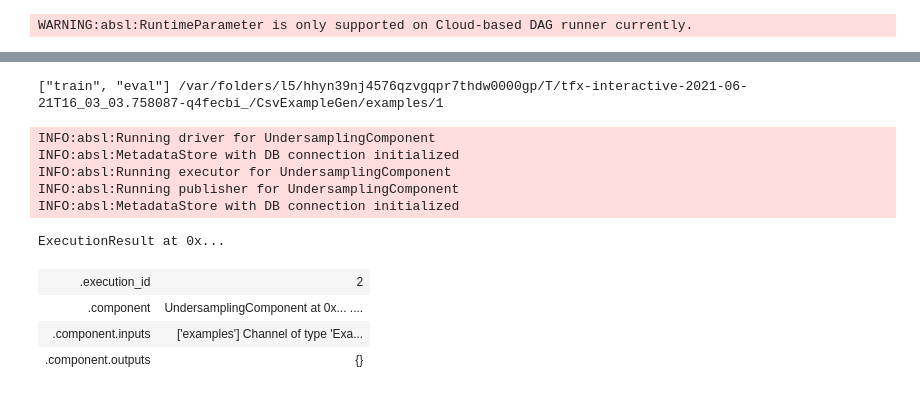
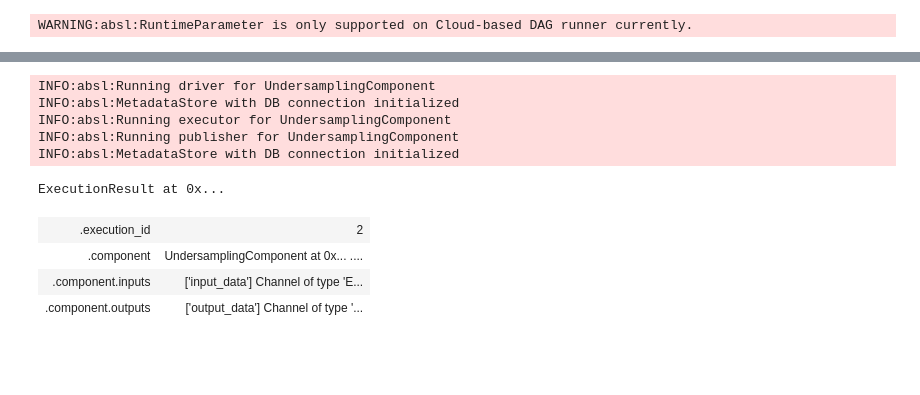
Before and after one commit to tensorflow/tfx-addons, a Jupyter notebook: projects/example.ipynb, the cells around one changed output, grey strips where cells are left out. Drawn from its saved outputs; the diff is of its cells as text; code cells hidden in the pictures; blank space fills up the shorter version.

```diff
--- a/projects/example.ipynb
+++ b/projects/example.ipynb
@@ -59,8 +60,3 @@ ExecutionResult at 0x...
 | .component | CsvExampleGen at 0x... .inputs{}.... |
 | .component.inputs | {} |
 | .component.outputs | ['examples'] Channel of type 'Exa... |
-# %%
-artifact = example_gen.outputs['examples'].get()[0]
-print(artifact.split_names, artifact.uri)
-# %% [output]
-["train", "eval"] /var/folders/l5/hhyn39nj4576qzvgqpr7thdw0000gp/T/tfx-interactive-2021-06-21T16_03_03.758087-q4fecbi_/CsvExampleGen/examples/1
@@ -158,14 +63,17 @@ def UndersamplingComponent(
 # %%
-undersampling = UndersamplingComponent(examples=example_gen.outputs['examples'])
-context.run(undersampling)
+%autoreload 2
+from component import UndersamplingComponent
+
+under = UndersamplingComponent(input_data=example_gen.outputs['examples'])
+context.run(under)
 # %% [output]
 INFO:absl:Running driver for UndersamplingComponent
 INFO:absl:MetadataStore with DB connection initialized
 INFO:absl:Running executor for UndersamplingComponent
 INFO:absl:Running publisher for UndersamplingComponent
 INFO:absl:MetadataStore with DB connection initialized
 ExecutionResult at 0x...
 | .execution_id | 2 |
 | .component | UndersamplingComponent at 0x... .... |
-| .component.inputs | ['examples'] Channel of type 'Exa... |
-| .component.outputs | {} |
+| .component.inputs | ['input_data'] Channel of type 'E... |
+| .component.outputs | ['output_data'] Channel of type '... |
```
Also changed, not shown: parts of 7 cells of this notebook, 2 other files.
